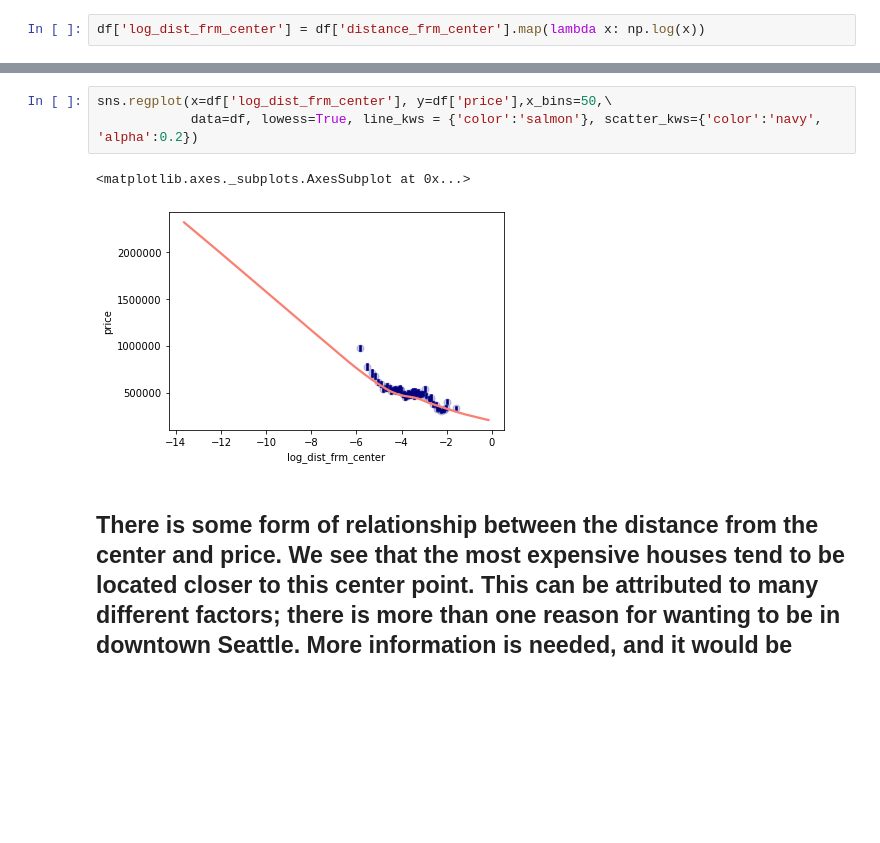
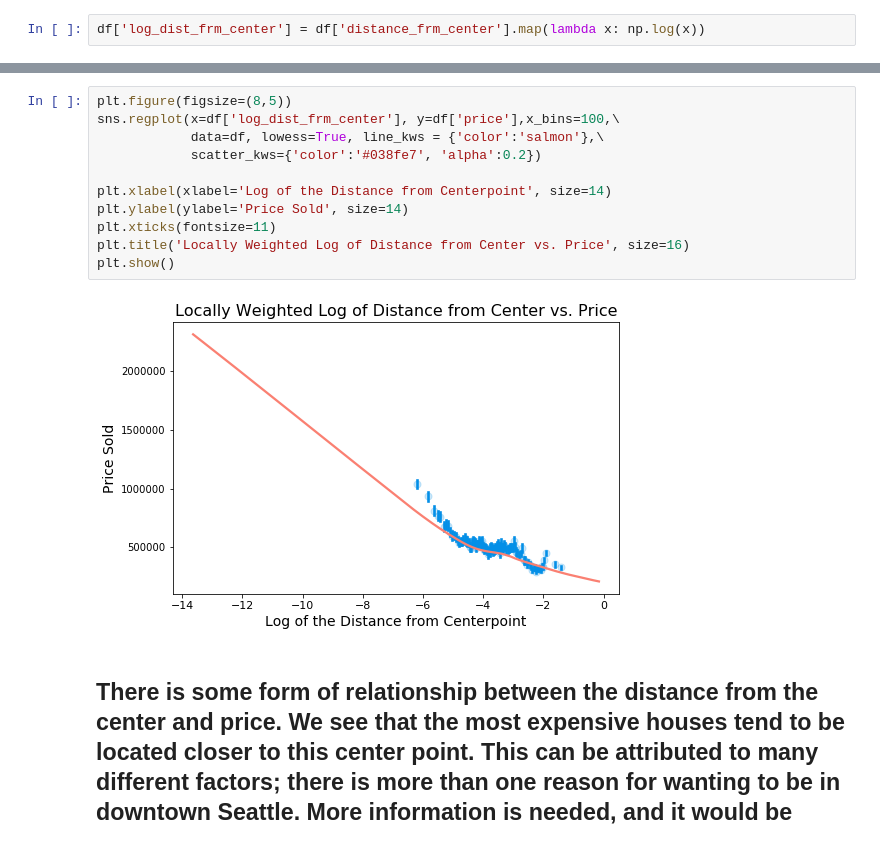
Before and after one commit to GusC-Git/dsc-phase-2-project-online, a Jupyter notebook: Notebooks/Q3_HQ_Distance.ipynb, the cells around one changed output, grey strips where cells are left out. Cells and saved outputs as stored; diff of their text form; blank space fills up the shorter version.

```diff
--- a/Notebooks/Q3_HQ_Distance.ipynb
+++ b/Notebooks/Q3_HQ_Distance.ipynb
@@ -50,9 +56,16 @@ sns.jointplot(x='log_dist_frm_center', y='price', data=df, kind='hist')
 # %%
-sns.regplot(x=df['log_dist_frm_center'], y=df['price'],x_bins=50,\
-            data=df, lowess=True, line_kws = {'color':'salmon'}, scatter_kws={'color':'navy', 'alpha':0.2})
+plt.figure(figsize=(8,5))
+sns.regplot(x=df['log_dist_frm_center'], y=df['price'],x_bins=100,\
+            data=df, lowess=True, line_kws = {'color':'salmon'},\
+            scatter_kws={'color':'#038fe7', 'alpha':0.2})
+
+plt.xlabel(xlabel='Log of the Distance from Centerpoint', size=14)
+plt.ylabel(ylabel='Price Sold', size=14)
+plt.xticks(fontsize=11)
+plt.title('Locally Weighted Log of Distance from Center vs. Price', size=16)
+plt.show()
 # %% [output]
-<matplotlib.axes._subplots.AxesSubplot at 0x...>
-[figure, old version]
+[figure, new version]
 # %% [markdown]
 ## There is some form of relationship between the distance from the center and price. We see that the most expensive houses tend to be located closer to this center point. This can be attributed to many different factors; there is more than one reason for wanting to be in downtown Seattle. More information is needed, and it would be greatly to our advantage if we had data of this county for more than just 2015. It would be interesting to see what the effect of each of Microsoft and Amazon on the housing market and population density in the years that they established themselves in the city and the years that followed.
 # %%
```
Also changed, not shown: parts of 4 cells of this notebook, 12 other files.
